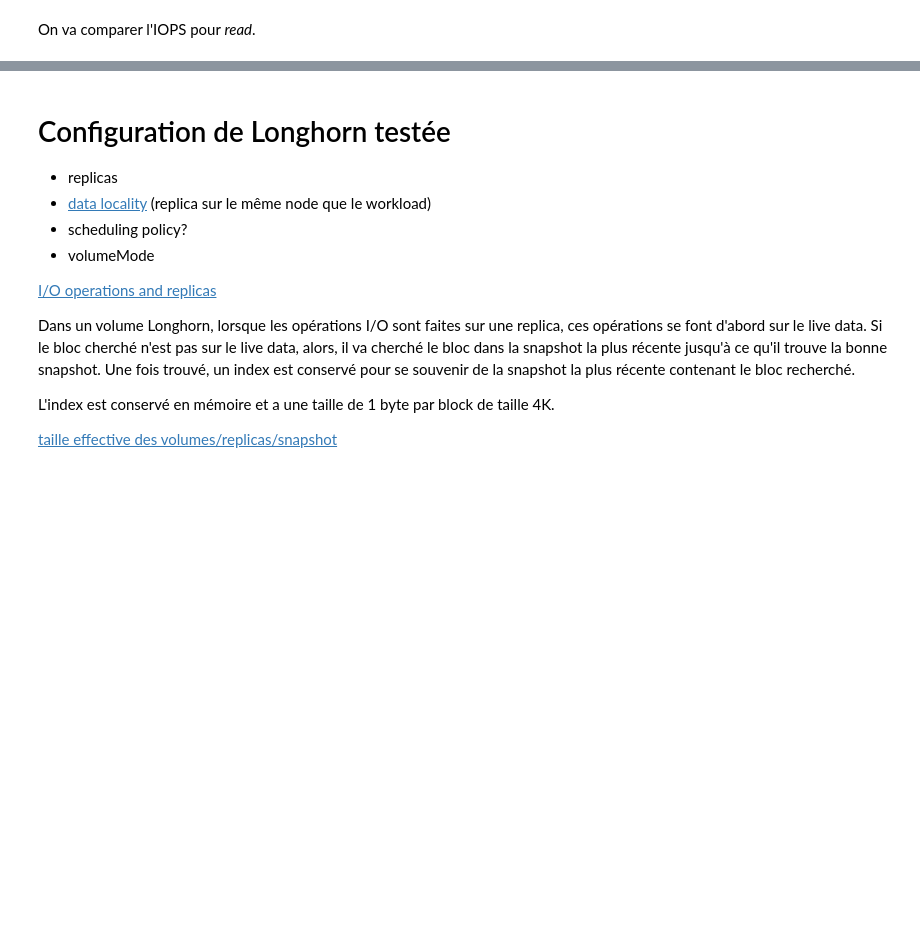
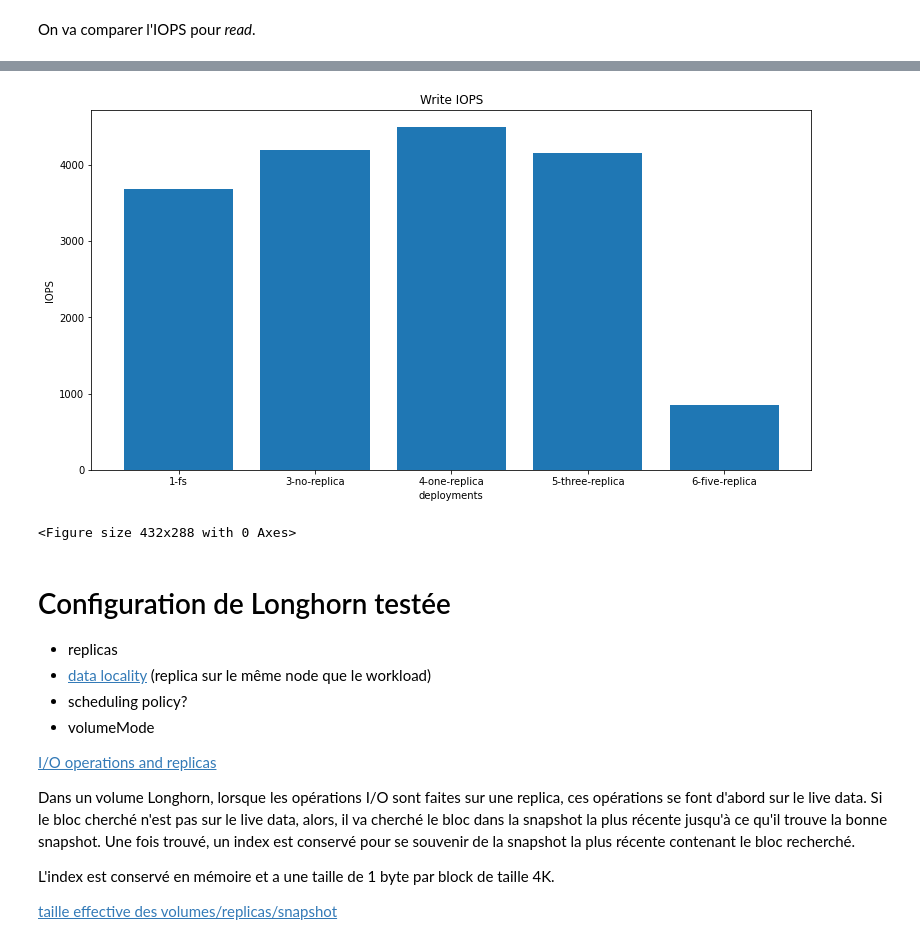
Before and after one commit to pabloheigvd/tb, a Jupyter notebook: fio-benchmark.ipynb, the cells around one changed output, grey strips where cells are left out. Cells and saved outputs as stored; diff of their text form; code cells hidden in the pictures; blank space fills up the shorter version.

```diff
--- a/fio-benchmark.ipynb
+++ b/fio-benchmark.ipynb
@@ -277,6 +281,10 @@ deployments = [
 ]
 # %% [markdown]
 On va comparer l'IOPS pour *read*.
+# %%
+# default figure file type and dpi
+figure_format = 'svg'
+figure_dpi = 1200
 # %%
 from matplotlib import pyplot as plt
 
@@ -294,3 +304,17 @@ plt.show()
+# %%
+write_iops = [d['write_iops'] for d in deployments]
+deployments_name = [ d['deployment name'].split('0')[1] for d in deployments]
+fig = plt.figure(figsize=(10,5))
+ax = fig.add_axes([0,0,1,1])
+ax.set_title('Write IOPS')
+ax.set_xlabel('deployments')
+ax.set_ylabel('IOPS')
+bar = plt.bar(deployments_name, write_iops)
+plt.show()
+plt.savefig('figures/write_iops.' + figure_format, format=figure_format, dpi=figure_dpi)
+# %% [output]
+[figure, added]
+<Figure size 432x288 with 0 Axes>
 # %% [markdown]
 # Configuration de Longhorn testée
 * replicas
```
Also changed, not shown: parts of 2 cells of this notebook, 11 other files.
